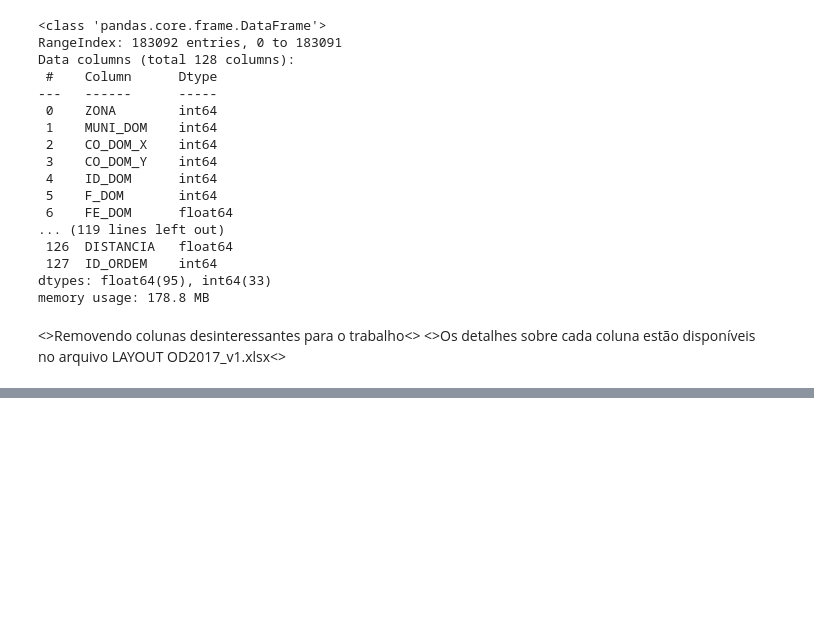
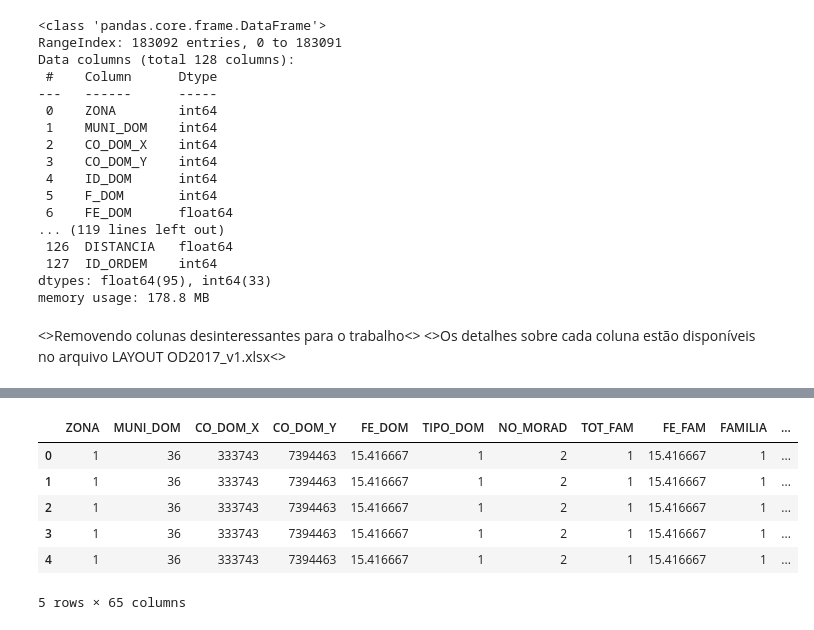
Before and after one commit to LissesCastro/Mobilidade-e-CO2, a Jupyter notebook: analise.ipynb, the cells around one changed output, grey strips where cells are left out. Saved outputs shown, nothing was run; the diff lists cells and outputs as text; code cells hidden in the pictures; blank space fills up the shorter version.

```diff
--- a/analise.ipynb
+++ b/analise.ipynb
@@ -52,0 +220,6 @@ df[colunas_categoricas] = df[colunas_categoricas].astype('category');
+# %%
+df['ref_emissoes_kg_co2_km'] = df['MODOPRIN'].apply(cria_emissoes_kg_co2_km)
+df['ref_emissoes_kg_co2_km_pass'] = df['MODOPRIN'].apply(cria_emissoes_kg_co2_km_pass)
+df['total_emissoes_kg_co2'] = cria_emissao_co2_total(dataframe=df, referencia='ref_emissoes_kg_co2_km')
+df['total_emissoes_kg_co2_pass'] = cria_emissao_co2_total(dataframe=df, referencia='ref_emissoes_kg_co2_km_pass')
+df['MODOPRIN'] = df['MODOPRIN'].apply(categoriza_modo_principal)
@@ -53,3 +312,13 @@ df[colunas_categoricas] = df[colunas_categoricas].astype('category');
+# %%
+df.head()
+# %% [output]
+|  | ZONA | MUNI_DOM | CO_DOM_X | CO_DOM_Y | FE_DOM | TIPO_DOM | NO_MORAD | TOT_FAM | FE_FAM | FAMILIA | ... |
+| 0 | 1 | 36 | 333743 | 7394463 | 15.416667 | 1 | 2 | 1 | 15.416667 | 1 | ... |
+| 1 | 1 | 36 | 333743 | 7394463 | 15.416667 | 1 | 2 | 1 | 15.416667 | 1 | ... |
+| 2 | 1 | 36 | 333743 | 7394463 | 15.416667 | 1 | 2 | 1 | 15.416667 | 1 | ... |
+| 3 | 1 | 36 | 333743 | 7394463 | 15.416667 | 1 | 2 | 1 | 15.416667 | 1 | ... |
+| 4 | 1 | 36 | 333743 | 7394463 | 15.416667 | 1 | 2 | 1 | 15.416667 | 1 | ... |
+5 rows × 65 columns
 # %%
 df.info()
 # %% [output]
```
Also changed, not shown: parts of 20 cells of this notebook, 1 other file.
